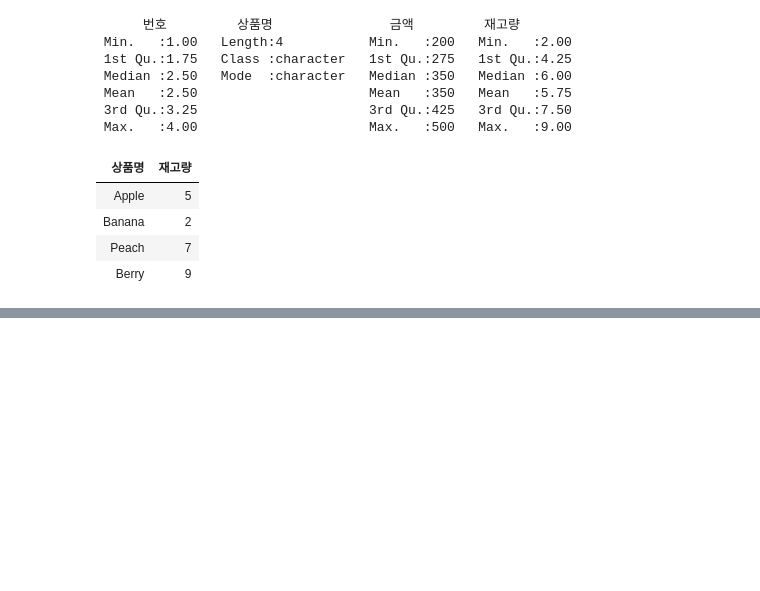
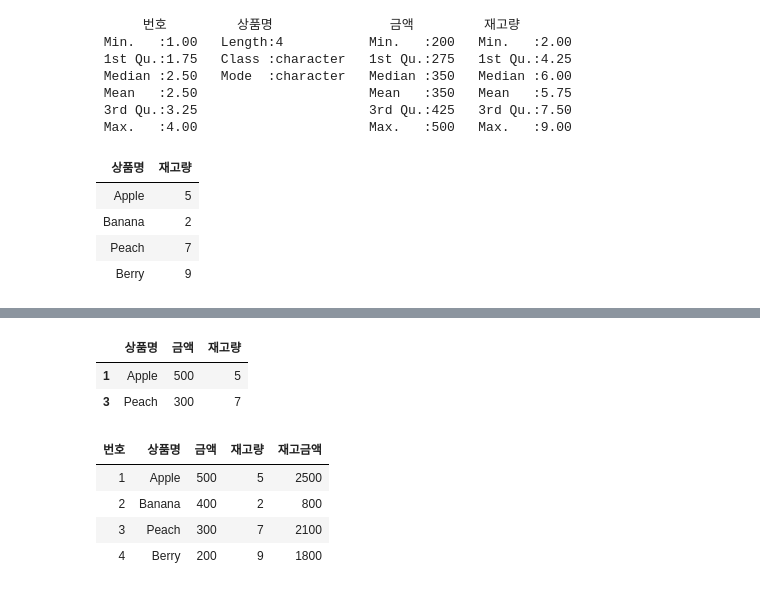
Before and after one commit to monargent0/TJRrrClass, a Jupyter notebook: 03. 벡터와 데이터프레임.ipynb, the cells around one changed output, grey strips where cells are left out. Cells and saved outputs as stored; diff of their text form; code cells hidden in the pictures; blank space fills up the shorter version.

```diff
--- a/03. 벡터와 데이터프레임.ipynb
+++ b/03. 벡터와 데이터프레임.ipynb
@@ -456,0 +466,17 @@ fruit[,c("상품명","재고량")]
+# %%
+# fruit에서 2,4번 행을 제외한 상품명, 금액, 재고량만 출력하기
+fruit[-c(2,4),c('상품명','금액','재고량')]
+# %% [output]
+|  | 상품명 | 금액 | 재고량 |
+| 1 | Apple | 500 | 5 |
+| 3 | Peach | 300 | 7 |
+# %%
+# 재고금액 (금액*재고량) 이라는 컬럼 생성하여 fruit에 붙이기
+fruit$재고금액 = fruit$금액 * fruit$재고량
+fruit
+# %% [output]
+| 번호 | 상품명 | 금액 | 재고량 | 재고금액 |
+| 1 | Apple | 500 | 5 | 2500 |
+| 2 | Banana | 400 | 2 | 800 |
+| 3 | Peach | 300 | 7 | 2100 |
+| 4 | Berry | 200 | 9 | 1800 |
```
Also changed, not shown: parts of 3 cells of this notebook.
